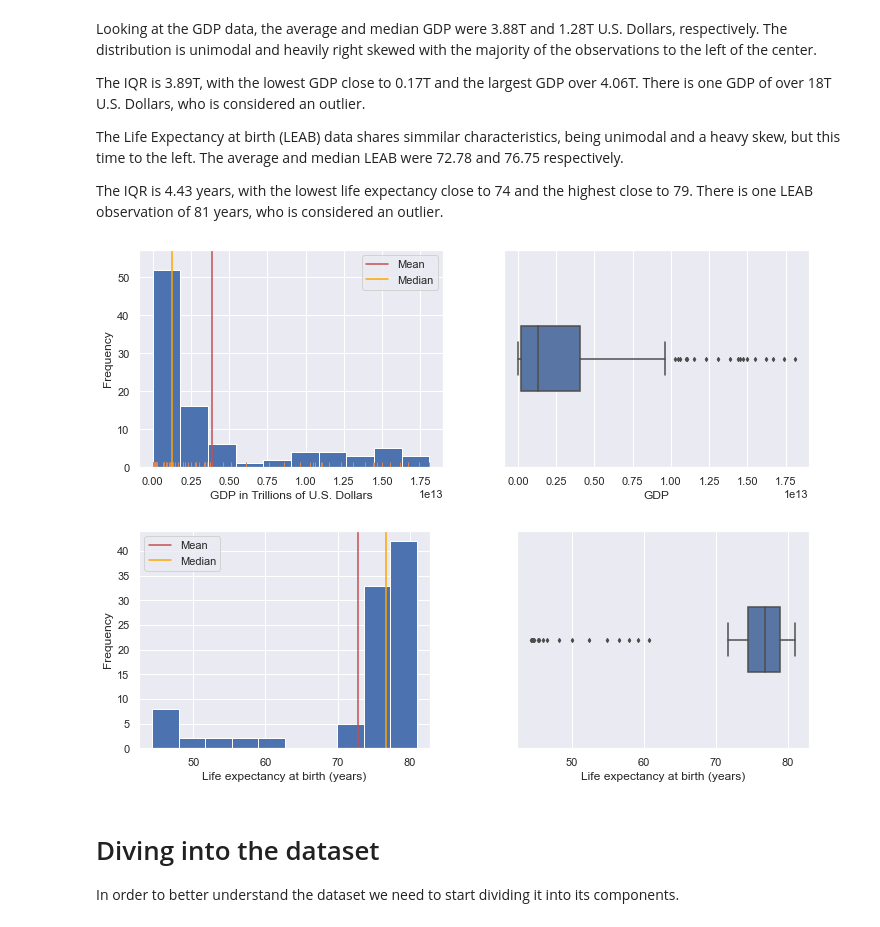
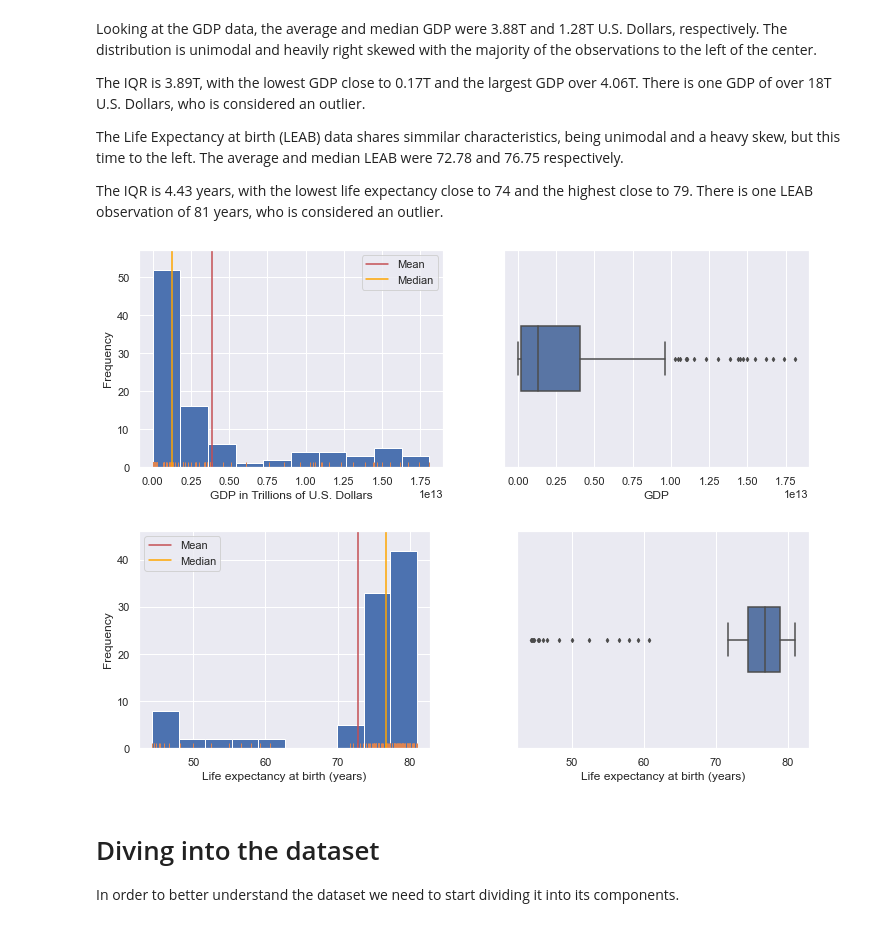
Before and after one commit to tiramisubunny/life_expectancy_gdp_group_project, a Jupyter notebook: life_expectancy_gdp.ipynb, the cells around one changed output. Drawn from its saved outputs; the diff is of its cells as text; code cells hidden in the pictures.

Commit message:
added rugplot to leab hist

```diff
--- a/life_expectancy_gdp.ipynb
+++ b/life_expectancy_gdp.ipynb
@@ -128,34 +128,35 @@ plt.subplot(1,2,1)
 plt.hist(gdp_data.GDP)
 sns.rugplot(data=gdp_data, x='GDP')
 plt.xlabel('GDP in Trillions of U.S. Dollars')
 plt.ylabel('Frequency')
 plt.axvline(np.mean(gdp_data.GDP), color='r', label='Mean')
 plt.axvline(np.median(gdp_data.GDP), color='orange', label='Median')
 plt.legend()
 
 plt.subplot(1,2,2)
 sns.boxplot(data=gdp_data, x='GDP', width=0.3, fliersize=3)
 plt.show()
 
 plt.close()
 plt.figure(figsize=(12,4))
 
 plt.subplot(1,2,1)
 plt.hist(gdp_data['Life expectancy at birth (years)'])
+sns.rugplot(data=gdp_data, x='Life expectancy at birth (years)')
 plt.xlabel('Life expectancy at birth (years)')
 plt.ylabel('Frequency')
 plt.axvline(np.mean(gdp_data['Life expectancy at birth (years)']), color='r', label='Mean')
 plt.axvline(np.median(gdp_data['Life expectancy at birth (years)']), color='orange', label='Median')
 plt.legend()
 
 ax=plt.subplot(1,2,2)
 sns.boxplot(data=gdp_data, x='Life expectancy at birth (years)', width=0.3, fliersize=3)
 
 plt.subplots_adjust(wspace=0.3)
 plt.show()
 # %% [output]
 [figure]
-[figure, old version]
+[figure, new version]
 # %% [markdown]
 # Diving into the dataset
 In order to better understand the dataset we need to start dividing it into its components.
```
